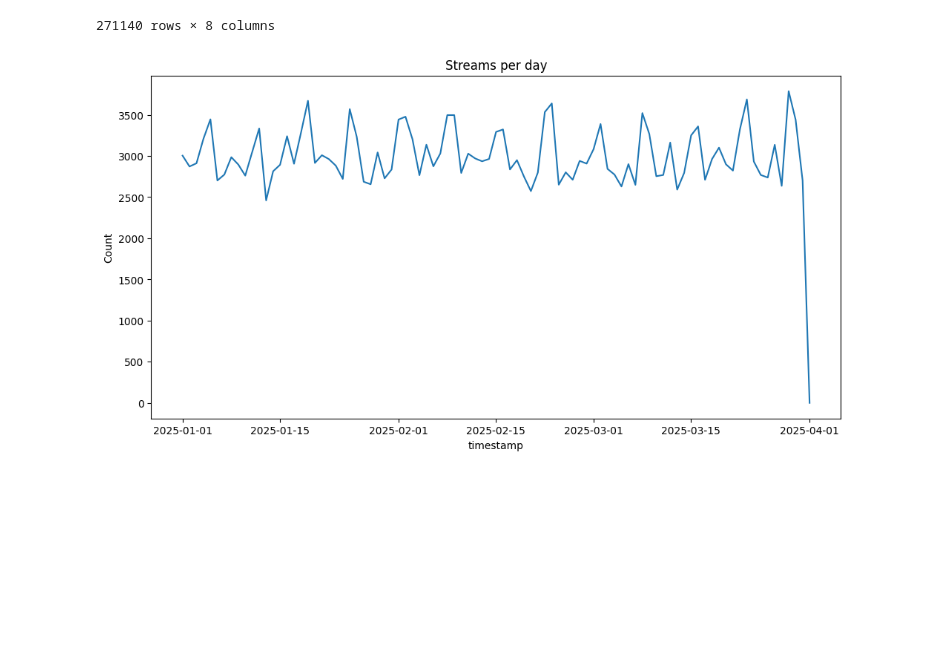
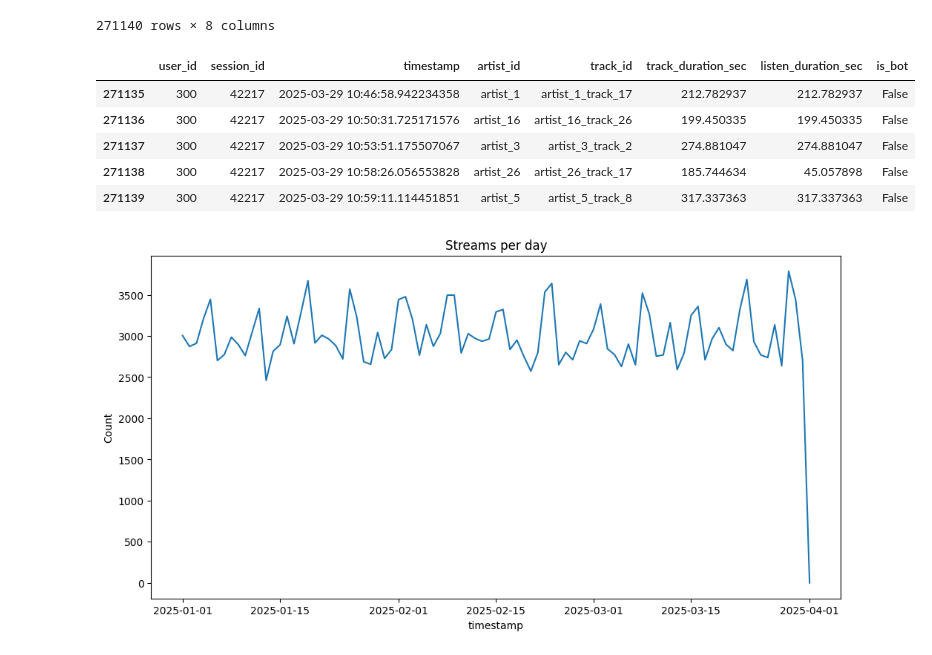
Before and after one commit to evanfrang/streaming_fraud_analysis, a Jupyter notebook: notebooks/synthesize.ipynb, the cells around one changed output. Cells and saved outputs as stored; diff of their text form; code cells hidden in the pictures; blank space fills up the shorter version.

```diff
--- a/notebooks/synthesize.ipynb
+++ b/notebooks/synthesize.ipynb
@@ -197,6 +197,15 @@ streams_df.sort_values(['timestamp'])
 | 45013 | 50 | 6837 | 2025-03-31 23:59:49.350758826 | artist_7 | artist_7_track_5 | 163.879492 | 163.879492 | False |
 | 209925 | 237 | 32764 | 2025-04-01 00:01:57.865612705 | artist_7 | artist_7_track_5 | 163.879492 | 163.879492 | False |
 271140 rows × 8 columns
+# %%
+streams_df.tail()
+# %% [output]
+|  | user_id | session_id | timestamp | artist_id | track_id | track_duration_sec | listen_duration_sec | is_bot |
+| 271135 | 300 | 42217 | 2025-03-29 10:46:58.942234358 | artist_1 | artist_1_track_17 | 212.782937 | 212.782937 | False |
+| 271136 | 300 | 42217 | 2025-03-29 10:50:31.725171576 | artist_16 | artist_16_track_26 | 199.450335 | 199.450335 | False |
+| 271137 | 300 | 42217 | 2025-03-29 10:53:51.175507067 | artist_3 | artist_3_track_2 | 274.881047 | 274.881047 | False |
+| 271138 | 300 | 42217 | 2025-03-29 10:58:26.056553828 | artist_26 | artist_26_track_17 | 185.744634 | 45.057898 | False |
+| 271139 | 300 | 42217 | 2025-03-29 10:59:11.114451851 | artist_5 | artist_5_track_8 | 317.337363 | 317.337363 | False |
 # %%
 vc = (streams_df)['timestamp'].dt.date.value_counts()
 vc = vc.sort_index()
```
Also changed, not shown: 1 other file.
